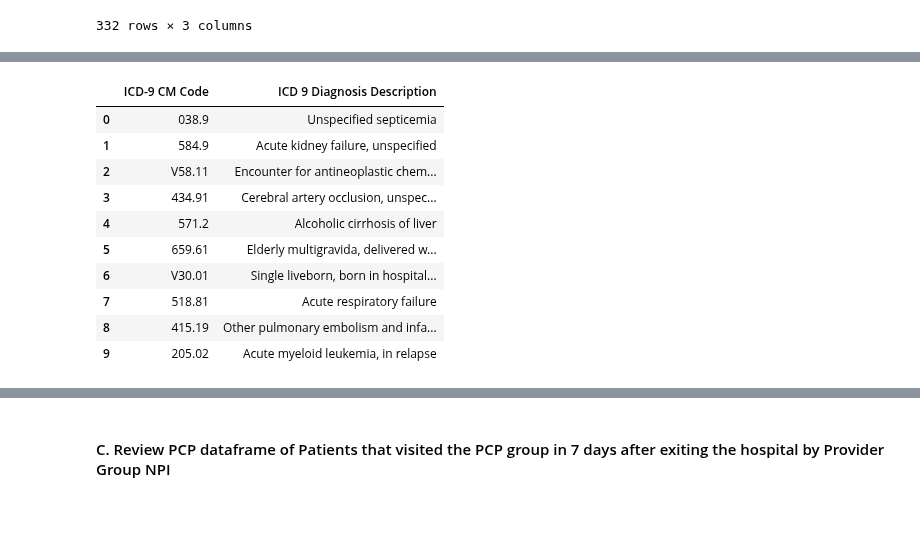
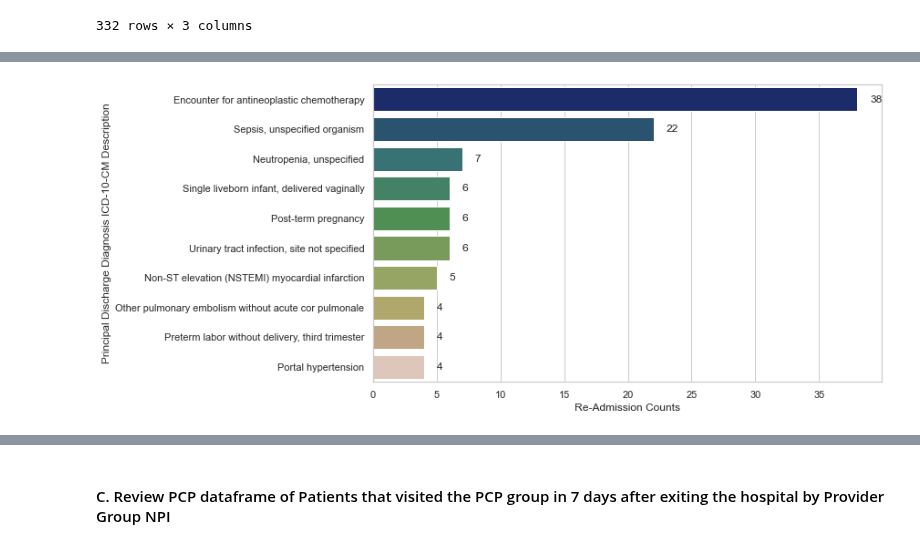
Before and after one commit to jrioross/ursa_health_hospital_readmissions, a Jupyter notebook: notebooks/EDA2.ipynb, the cells around one changed output, grey strips where cells are left out. Cells and saved outputs as stored; diff of their text form; code cells hidden in the pictures; blank space fills up the shorter version.

```diff
--- a/notebooks/EDA2.ipynb
+++ b/notebooks/EDA2.ipynb
@@ -904,18 +828,19 @@ final_diagnostic_readmission2
-# %%
-lg2 = final_diagnostic_readmission2[['Principal Discharge Diagnosis ICD-9-CM Code','Principal Discharge Diagnosis ICD-9-CM Description']]
-lg2.reset_index(drop=True, inplace=True)
-
-lg2.columns = ['ICD-9 CM Code',' ICD 9 Diagnosis Description']
-lg2.head(10)
-# %% [output]
-|  | ICD-9 CM Code | ICD 9 Diagnosis Description |
-| 0 | 038.9 | Unspecified septicemia |
-| 1 | 584.9 | Acute kidney failure, unspecified |
-| 2 | V58.11 | Encounter for antineoplastic chem... |
-| 3 | 434.91 | Cerebral artery occlusion, unspec... |
-| 4 | 571.2 | Alcoholic cirrhosis of liver |
-| 5 | 659.61 | Elderly multigravida, delivered w... |
-| 6 | V30.01 | Single liveborn, born in hospital... |
-| 7 | 518.81 | Acute respiratory failure |
-| 8 | 415.19 | Other pulmonary embolism and infa... |
-| 9 | 205.02 | Acute myeloid leukemia, in relapse |
+# %%
+diagnostics10 = final_diagnostic_readmission.nlargest(10, 'Encounter ID')
+
+plt.figure(figsize=(10, 6))
+sns.set_theme(style="whitegrid")
+g = sns.barplot(x='Encounter ID', y='Principal Discharge Diagnosis ICD-10-CM Description',  data=diagnostics10,
+                palette="gist_earth",)
+#plt.title('Top Ten Re-Admission by ICD10 Codes')
+plt.xlabel('Re-Admission Counts')
+
+for p in g.patches:
+    width = p.get_width()    # get bar length
+    g.text(width + 1,       # set the text at 1 unit right of the bar
+            p.get_y() + p.get_height() / 2, # get Y coordinate + X coordinate / 2
+            '{:1.0f}'.format(width), # set variable to display, 2 decimals
+            ha = 'left',   # horizontal alignment
+            va = 'center')  # vertical alignment
+# %% [output]
+[figure, added]
```
Also changed, not shown: parts of 10 cells of this notebook, 2 other files.
